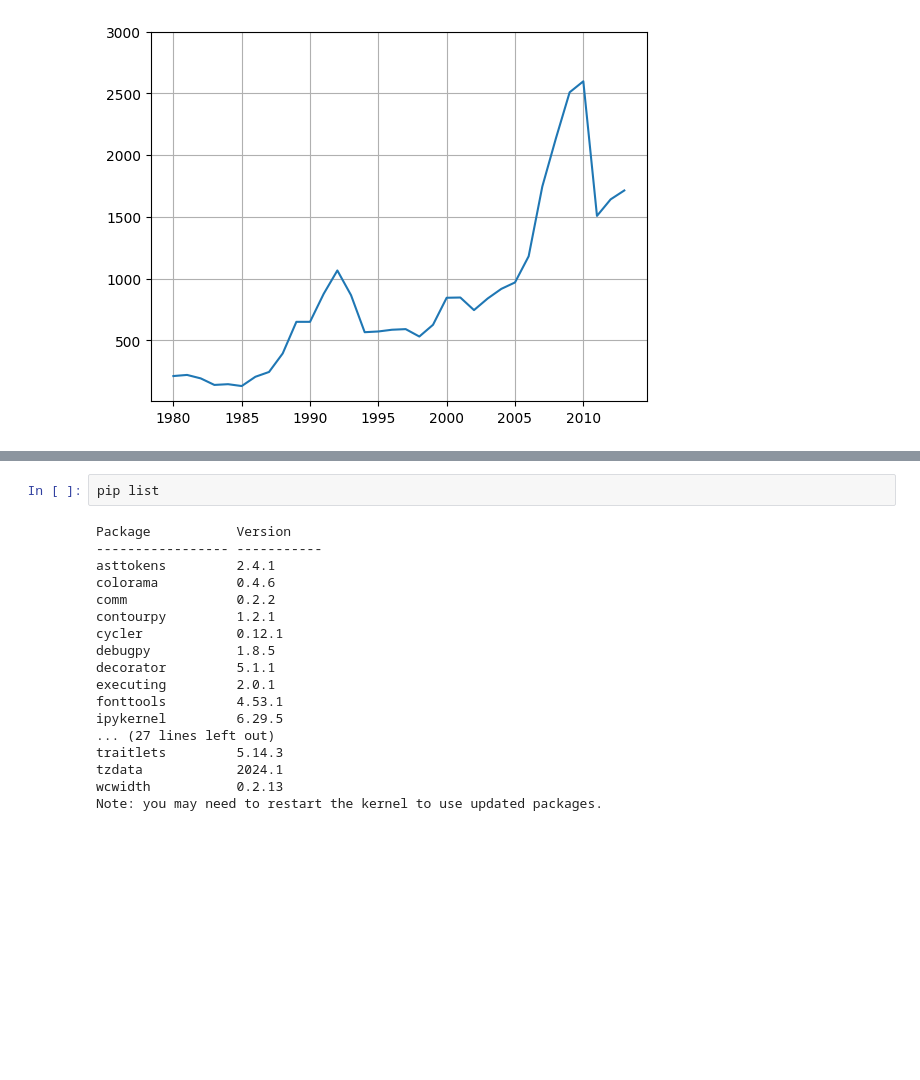
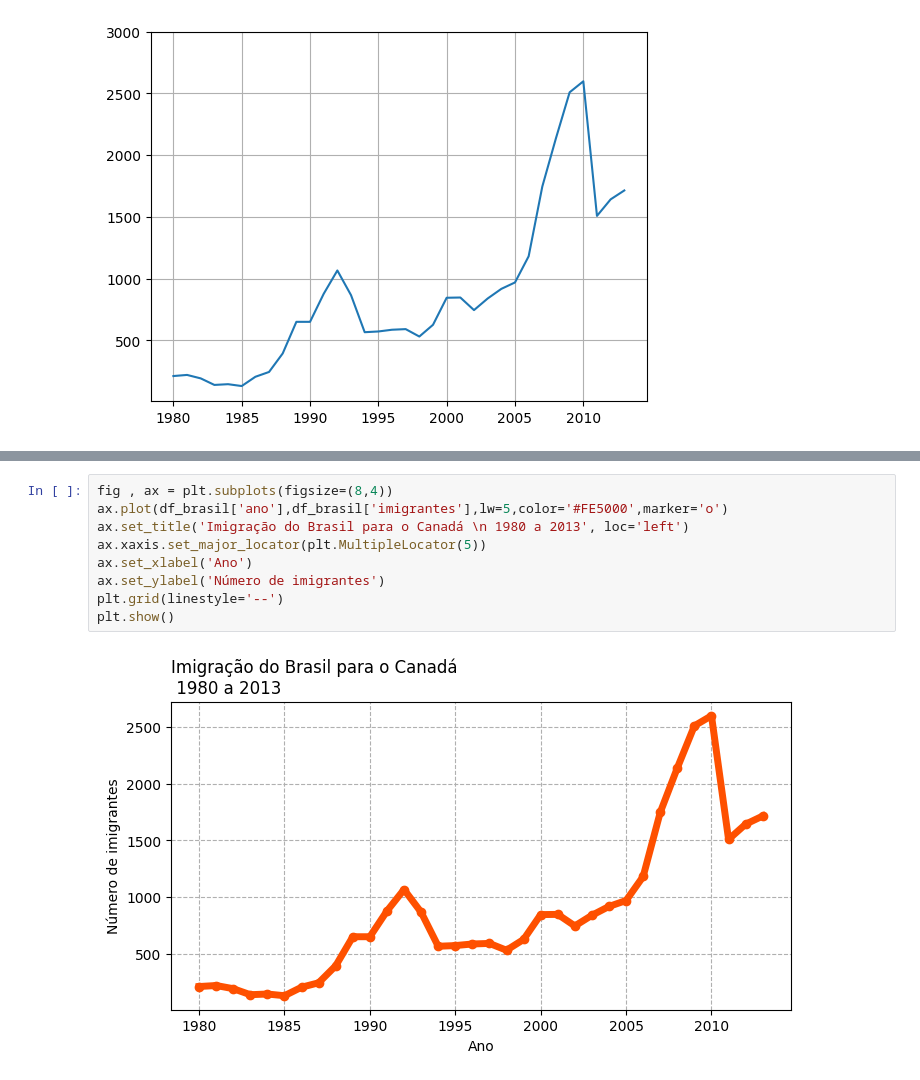
Before and after one commit to JulianaRximenes/datascience, a Jupyter notebook: semana_estatistica/aula1.ipynb, the cells around one changed output, grey strips where cells are left out. Cells and saved outputs as stored; diff of their text form; blank space fills up the shorter version.

```diff
--- a/semana_estatistica/aula1.ipynb
+++ b/semana_estatistica/aula1.ipynb
@@ -217,20 +197,11 @@ plt.show()
-# %%
-pip list
-# %% [output]
-Package           Version
------------------ -----------
-asttokens         2.4.1
-colorama          0.4.6
-comm              0.2.2
-contourpy         1.2.1
-cycler            0.12.1
-debugpy           1.8.5
-decorator         5.1.1
-executing         2.0.1
-fonttools         4.53.1
-ipykernel         6.29.5
-... (27 lines left out)
-traitlets         5.14.3
-tzdata            2024.1
-wcwidth           0.2.13
-Note: you may need to restart the kernel to use updated packages.
+# %%
+fig , ax = plt.subplots(figsize=(8,4))
+ax.plot(df_brasil['ano'],df_brasil['imigrantes'],lw=5,color='#FE5000',marker='o')
+ax.set_title('Imigração do Brasil para o Canadá \n 1980 a 2013', loc='left')
+ax.xaxis.set_major_locator(plt.MultipleLocator(5))
+ax.set_xlabel('Ano')
+ax.set_ylabel('Número de imigrantes')
+plt.grid(linestyle='--')
+plt.show()
+# %% [output]
+[figure, added]
```
Also changed, not shown: parts of 31 cells of this notebook, 5 other files.
